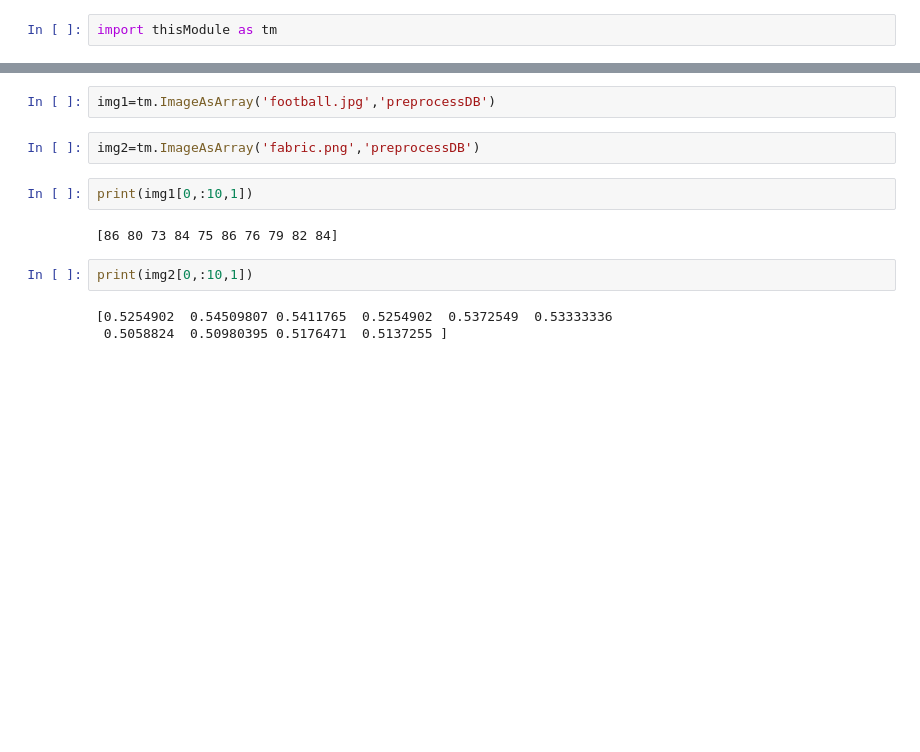
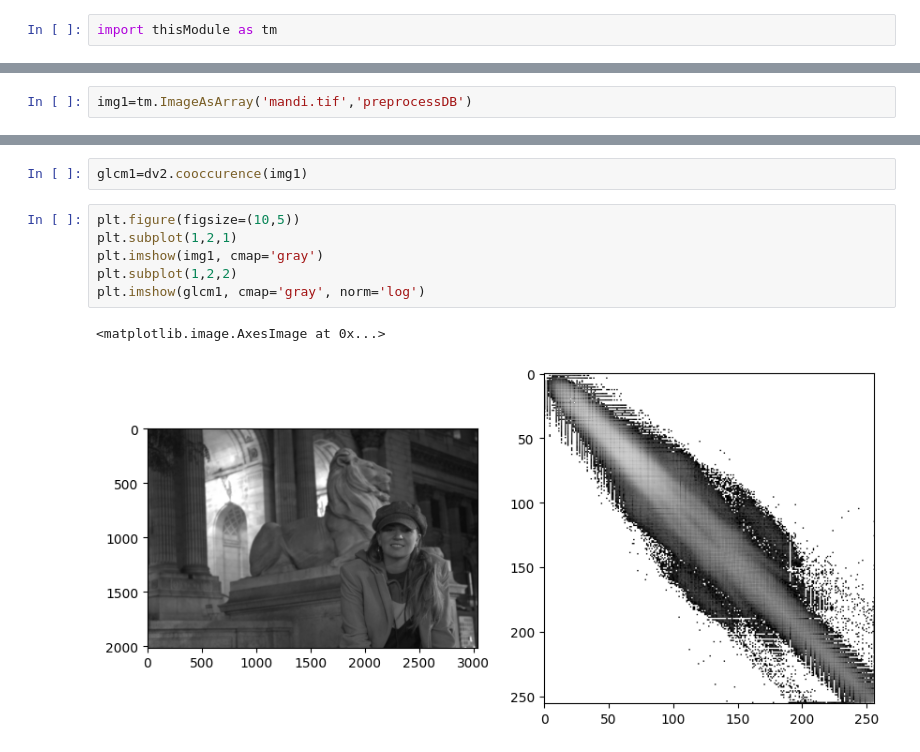
Before and after one commit to ElMehdiEssakhi/TextureSimilarity-Python, a Jupyter notebook: test.ipynb, the cells around one changed output, grey strips where cells are left out. Cells and saved outputs as stored; diff of their text form; blank space fills up the shorter version.

```diff
--- a/test.ipynb
+++ b/test.ipynb
@@ -15,0 +9,2 @@ img3=rgb2gray('fabric.png')
+# %%
+img1=tm.ImageAsArray('mandi.tif','preprocessDB')
@@ -20,13 +19,11 @@ print(img3[0,:10,1])
-# %%
-img1=tm.ImageAsArray('football.jpg','preprocessDB')
-# %%
-img2=tm.ImageAsArray('fabric.png','preprocessDB')
-# %%
-print(img1[0,:10,1])
-# %% [output]
-[86 80 73 84 75 86 76 79 82 84]
-# %%
-print(img2[0,:10,1])
-# %% [output]
-[0.5254902  0.54509807 0.5411765  0.5254902  0.5372549  0.53333336
- 0.5058824  0.50980395 0.5176471  0.5137255 ]
+# %%
+glcm1=dv2.cooccurence(img1)
+# %%
+plt.figure(figsize=(10,5))
+plt.subplot(1,2,1)
+plt.imshow(img1, cmap='gray')
+plt.subplot(1,2,2)
+plt.imshow(glcm1, cmap='gray', norm='log')
+# %% [output]
+<matplotlib.image.AxesImage at 0x...>
+[figure, added]
```
Also changed, not shown: parts of 5 cells of this notebook, 4 other files.
